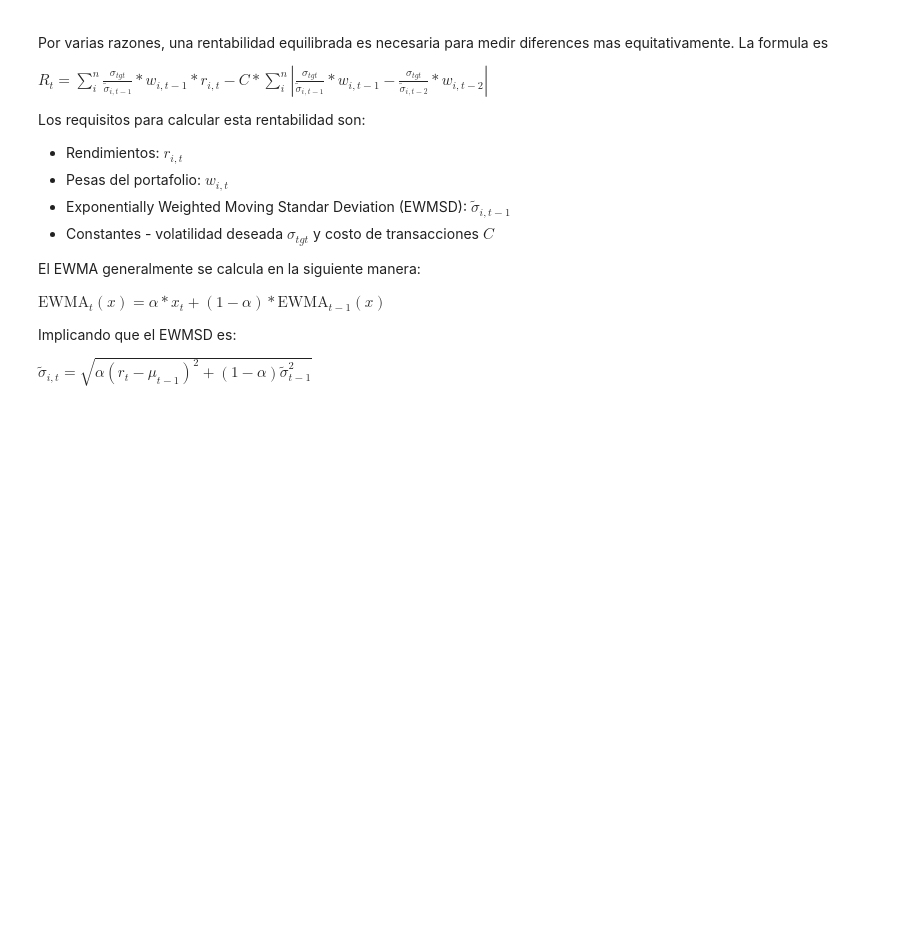
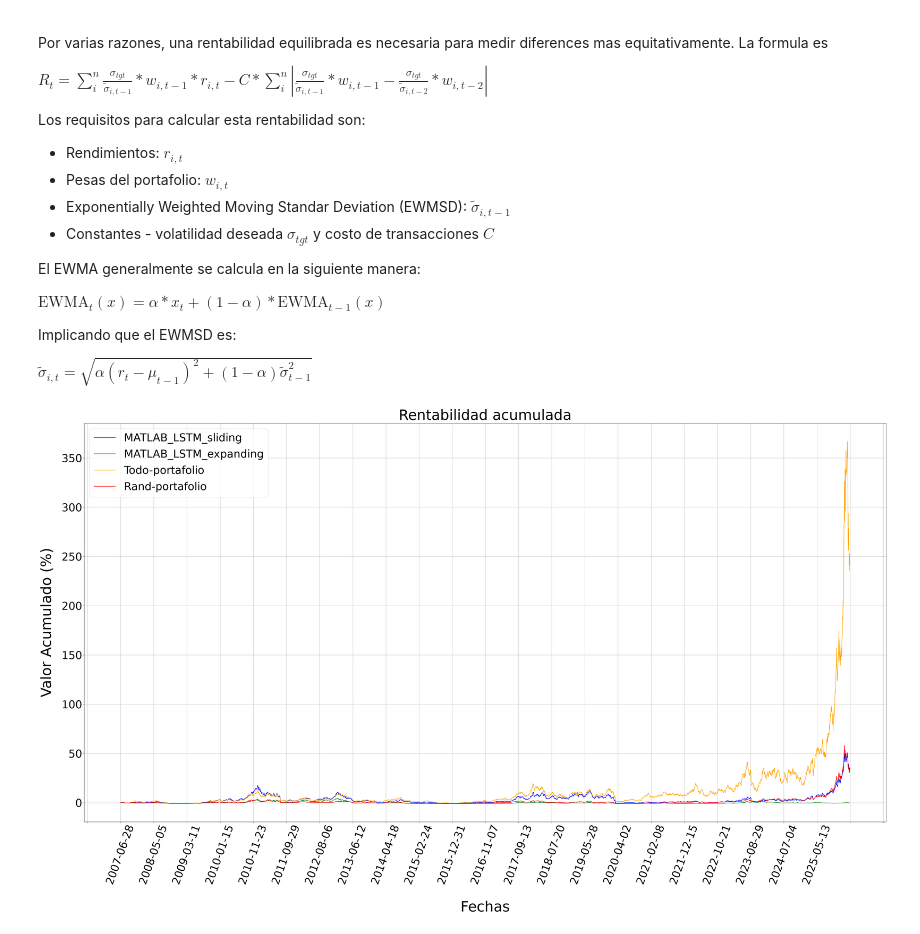
Before and after one commit to jp21bp/LSTM_Ratio_Sharpe, a Jupyter notebook: Version2/rentabilidad.ipynb, the cells around one changed output. Cells and saved outputs as stored; diff of their text form; code cells hidden in the pictures; blank space fills up the shorter version.

Commit message:
Rentabilidad y Grafos: lstm_sliding, lstm_expanding, todo-portafolio, rand-portafolio

```diff
--- a/Version2/rentabilidad.ipynb
+++ b/Version2/rentabilidad.ipynb
@@ -31,8 +104,8 @@ $\tilde{\sigma}_{i,t} = \sqrt{\alpha(r_t-\mu_{t-1})^2 + (1-\alpha)\tilde{\sigma}
 # %%
 ##### Creando datos necesarios
-#### Rendimientos
+#### Rendimientos, origiales y logs
 df_rendis = pd.read_csv('retornos.csv', index_col='Date')
-
+df_rendis_log = pd.read_csv('retornos_log_splac.csv',index_col='Date')
 
 #### Nombre de las 32 empresas
 empresas = df_rendis.columns.to_list()
@@ -40,6 +113,7 @@ empresas = df_rendis.columns.to_list()
 #### Calculando EWMSD
 for name in empresas:
     df_rendis[f'EWMSD.{name}'] = df_rendis[name].ewm(span=30, adjust=False).std()
+    df_rendis_log[f'EWMSD.{name}'] = df_rendis_log[name].ewm(span=30, adjust=False).std()
     # df_rendis[f'EWMSD.{name}']  = [1] * df_rendis.shape[0]    #Debug
     # df_rendis[f'Posicion.{name}'] = [1] * df_rendis.shape[0]  #Posiciones falsas para debug
     # df_rendis[f'Rentabilidad.{name}'] = df_rendis[name] * (1/df_rendis[f'EWMSD.{name}'].shift(1))  *df_rendis[f'Posicion.{name}'].shift(1) - \
@@ -51,9 +125,11 @@ for name in empresas:
     # Bajo "matlab_procesamiento", no se completo el ultimo conjunto porque solo tenia 62
             # dias y le faltaban 160 mas
 df_rendis = df_rendis.iloc[:-62]
+df_rendis_log = df_rendis_log.iloc[:-62]
 ### Al separar los datos en train/val/test
     # El trainset tiene 252 dias y el valset tiene 63
     # Adicionalmente, los siguiente 30 dias no se consideran porque se utilizaron para
             # crear la primera ventana del testset
     # Entonces los primeros 252 + 63 + 30 = 345 dias se eliminan
 df_rendis = df_rendis.iloc[345:]
+df_rendis_log = df_rendis_log.iloc[345:]
@@ -102,0 +136,79 @@ sliding_rentabilidad_diaria = df_sliding_rentabilidad.sum(axis=1)
+# %%
+##### Analisis con rendimientos originales
+#### Calculando posiciones
+df_sliding = posiciones(df_rendis, empresas, 'sliding')
+df_expanding = posiciones(df_rendis, empresas, 'expanding')
+df_todo= posiciones(df_rendis, empresas, 'todo')
+df_rand = posiciones(df_rendis, empresas, 'rand')
+
+#### Calculado rentabilidades diarias
+sliding_rentabilidad_diaria = calc_rentabilidad(df_sliding, empresas)
+expanding_rentabilidad_diaria = calc_rentabilidad(df_expanding, empresas)
+todo_rentabilidad_diaria = calc_rentabilidad(df_todo, empresas)
+rand_rentabilidad_diaria = calc_rentabilidad(df_rand, empresas)
+
+#### Calculando y trazando rentabilidad acumulada
+### Calculacion
+sliding_rentabilidad_acumulada = (1 + sliding_rentabilidad_diaria).cumprod() - 1
+expanding_rentabilidad_acumulada = (1 + expanding_rentabilidad_diaria).cumprod() - 1
+todo_rentabilidad_acumulada = (1 + todo_rentabilidad_diaria).cumprod() - 1
+rand_rentabilidad_acumulada = (1 + rand_rentabilidad_diaria).cumprod() - 1
+
+
+### Grafo
+SALTO_X = 222   #252 test dias - 30 dias ventana tamano
+ANCHURA = 50
+ALTURA = 25
+
+fig, ax = plt.subplots(figsize=(ANCHURA, ALTURA))
+
+### Sliding_acumulada
+ax.plot(
+    sliding_rentabilidad_acumulada.index,
+    sliding_rentabilidad_acumulada,
+    color='blue',
+    label = 'MATLAB_LSTM_sliding',
+    linestyle = 'solid'
+)
+
+### Expanding acumulada
+ax.plot(
+    expanding_rentabilidad_acumulada.index,
+    expanding_rentabilidad_acumulada,
+    color='green',
+    label = 'MATLAB_LSTM_expanding',
+    linestyle = 'solid'
+)
+
+### Todo-portafolio acumulada
+ax.plot(
+    todo_rentabilidad_acumulada.index,
+    todo_rentabilidad_acumulada,
+    color='orange',
+    label = 'Todo-portafolio',
+    linestyle = 'solid'
+)
+
+### Rand-portafolio acumulada
+ax.plot(
+    rand_rentabilidad_acumulada.index,
+    rand_rentabilidad_acumulada,
+    color='red',
+    label = 'Rand-portafolio',
+    linestyle = 'solid'
+)
+
+### configuraciones
+ax.set_title('Rentabilidad acumulada',fontsize = ANCHURA)
+ax.set_ylabel('Valor Acumulado (%)', fontsize = ANCHURA, labelpad = ALTURA)
+ax.set_xlabel('Fechas', fontsize =ANCHURA, labelpad = ANCHURA)
+ax.tick_params(axis='x', labelsize=0.75*ANCHURA, rotation=70)
+ax.tick_params(axis='y', labelsize=0.75*ANCHURA)
+ax.xaxis.set_major_locator(MultipleLocator(SALTO_X))
+ax.legend(fontsize = 0.75*ANCHURA)
+ax.grid(True)
+
+
+plt.show()
+# %% [output]
+[figure, added]
```
Also changed, not shown: parts of 9 cells of this notebook, 2 other files.
